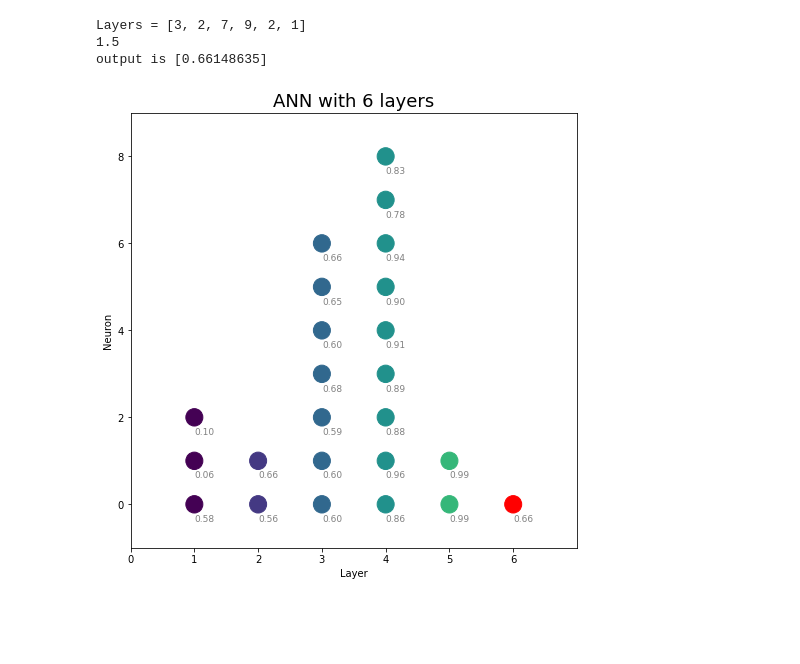
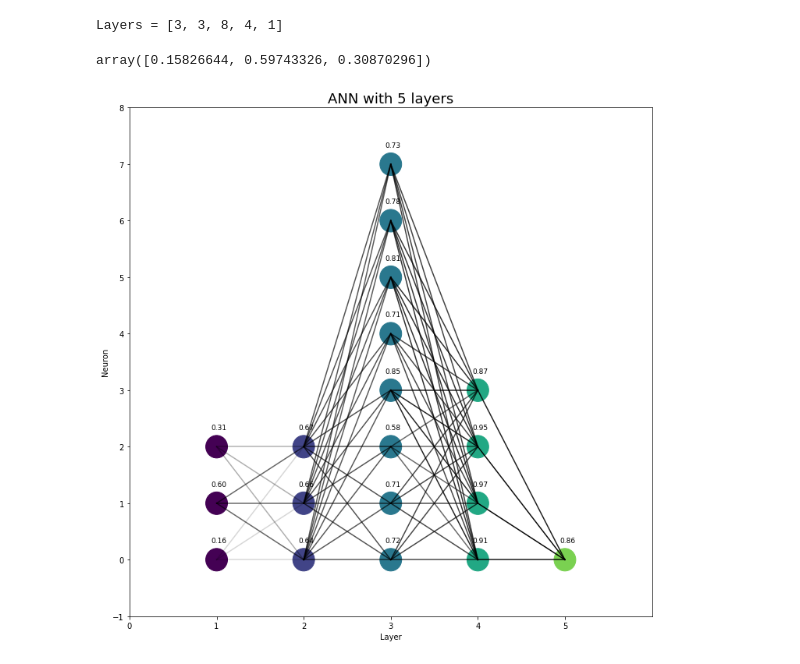
Before and after one commit to HNuijens/AudioMachineLearning, a Jupyter notebook: Deep Learning/2. Artificial Neural Network Implementation.ipynb, the cells around one changed output. Cells and saved outputs as stored; diff of their text form; code cells hidden in the pictures; blank space fills up the shorter version.

```diff
--- a/Deep Learning/2. Artificial Neural Network Implementation.ipynb
+++ b/Deep Learning/2. Artificial Neural Network Implementation.ipynb
@@ -7,13 +7,4 @@ import math
 import matplotlib.pyplot as plt
 import matplotlib.cm as mplcm
 import matplotlib.colors as colors
-# %%
-# modulate between 0 - 1 using the activation function
-def sigmoid(h):
-    return 1 / (1 + math.e**(-h))
-
-def activate(x, W):
-    h = np.dot(x,W)
-    y = sigmoid(h)
-    return y
 # %%
@@ -76,7 +81,17 @@ def ANN(input_layer, hidden_layers, output_layer):
+# %%
+# create instance
+mlp = MLP()
+# %% [output]
+Layers = [3, 3, 8, 4, 1]
+# %%
+# create input
+inputs = np.random.rand(mlp.input_layer)/1.5
+inputs
+# %% [output]
+array([0.15826644, 0.59743326, 0.30870296])
 # %%
-ANN(3,[2,7,9,2], 1)
+output = mlp.forward_propagate(inputs)
-# %% [output]
-Layers = [3, 2, 7, 9, 2, 1]
-1.5
-output is [0.66148635]
-[figure, removed]
+# %%
+mlp.visualize_ANN(size=[12,12])
+# %% [output]
+[figure, added]
```
Also changed, not shown: parts of 2 cells of this notebook.
